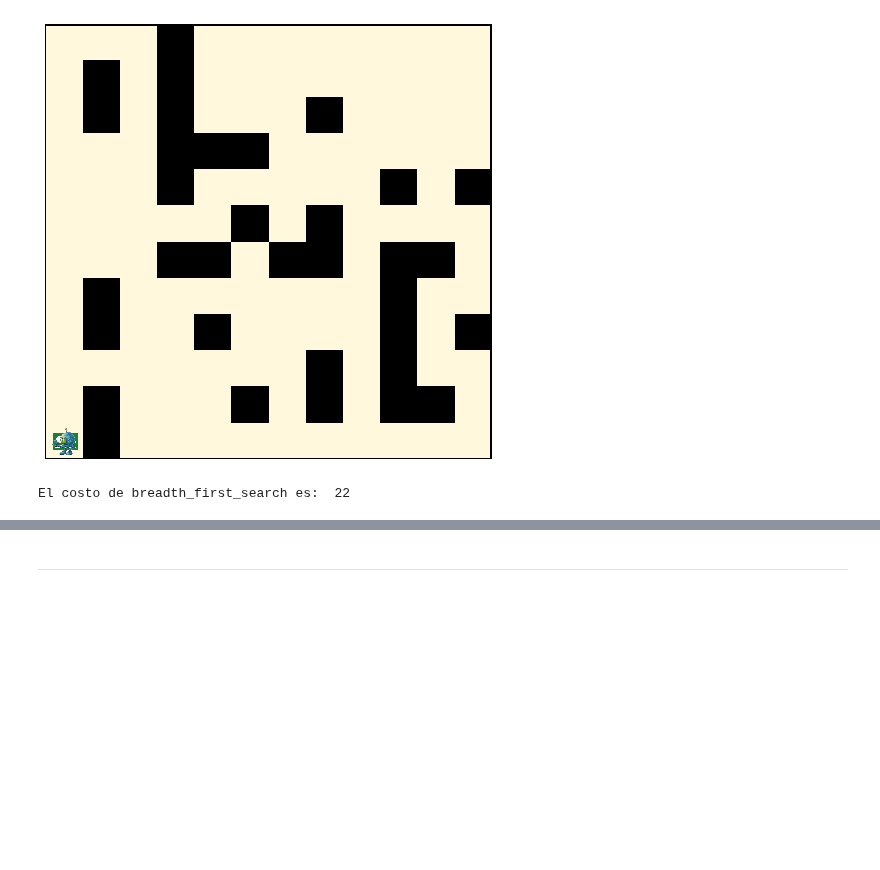
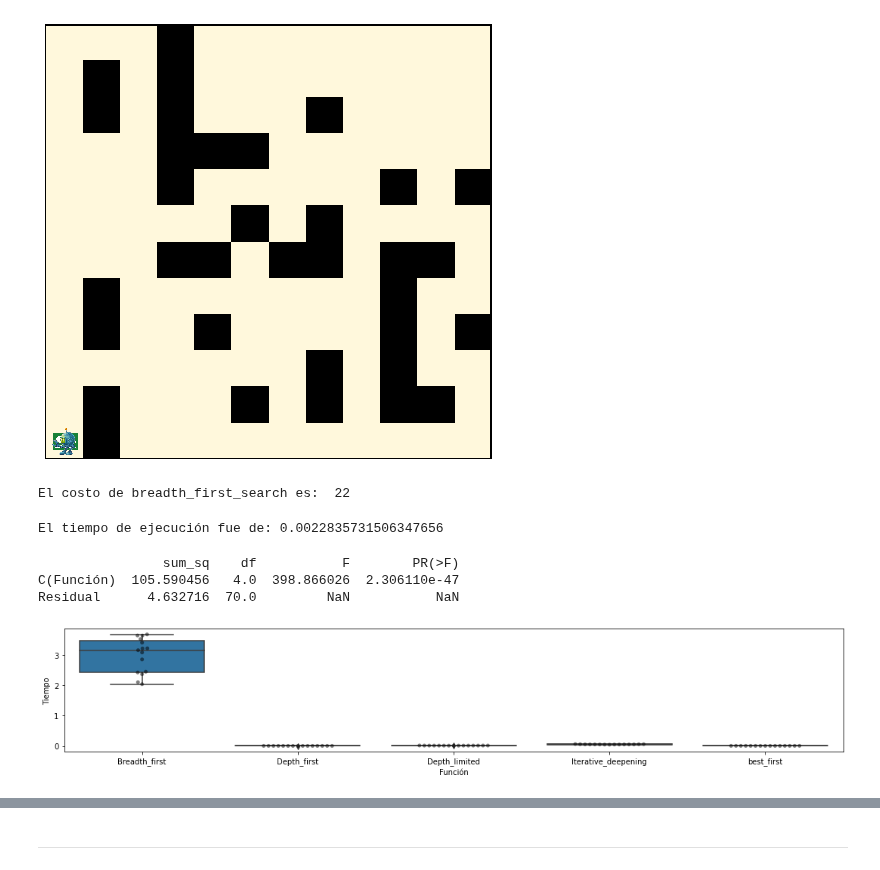
Before and after one commit to cgaravitoc/macc, a Jupyter notebook: AI/Notebook 3/nb3.ipynb, the cells around one changed output, grey strips where cells are left out. Cells and saved outputs as stored; diff of their text form; code cells hidden in the pictures; blank space fills up the shorter version.

```diff
--- a/AI/Notebook 3/nb3.ipynb
+++ b/AI/Notebook 3/nb3.ipynb
@@ -828,3 +846,29 @@ lab.pintar_camino(my_camino2(best_first_search(lab, costo_uniforme)))
 print("El costo de breadth_first_search es: ", best_first_search(lab, costo_uniforme).costo_camino)
 # %% [output]
 El costo de breadth_first_search es:  22
+# %%
+calcula_tiempo(best_first_search, [lab, costo_uniforme])
+# %% [output]
+El tiempo de ejecución fue de: 0.0022835731506347656
+# %%
+from busqueda import *
+import warnings
+warnings.filterwarnings('ignore')
+
+funs = [breadth_first_search,
+        depth_first_search,
+        lambda x: depth_limited_search(x, 100),
+        lambda x: iterative_deepening_search(x, 10),
+        lambda x: best_first_search(x, costo_uniforme)
+]
+nombres = ['Breadth_first', 'Depth_first',
+           'Depth_limited', 'Iterative_deepening', 'best_first']
+inicia = (11,11)
+lab = Laberinto(inicia)
+
+compara_funciones(funs=funs, arg=lab, nombres=nombres, N = 15)
+# %% [output]
+                sum_sq    df           F        PR(>F)
+C(Función)  105.590456   4.0  398.866026  2.306110e-47
+Residual      4.632716  70.0         NaN           NaN
+[figure, added]
```
Also changed, not shown: parts of 14 cells of this notebook.
